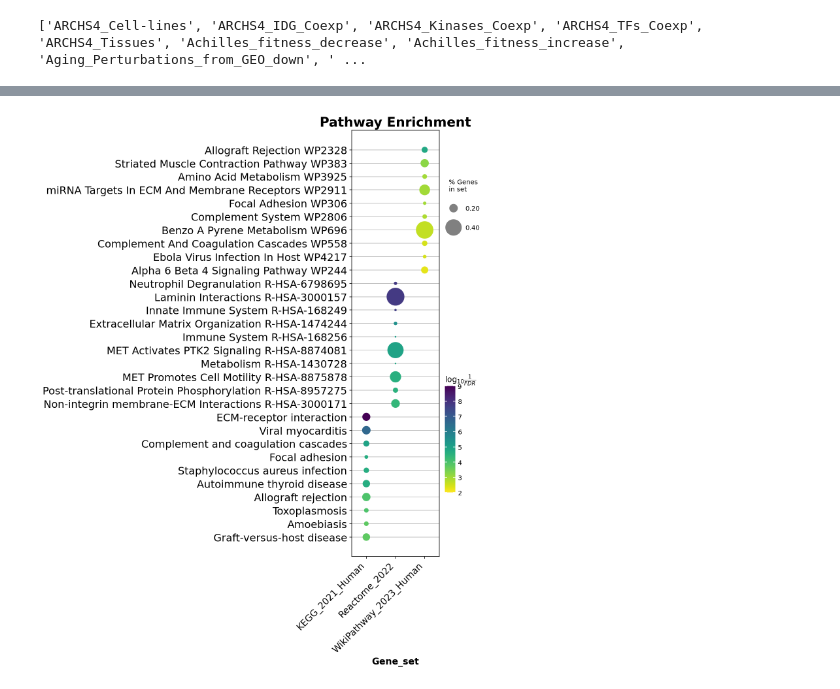
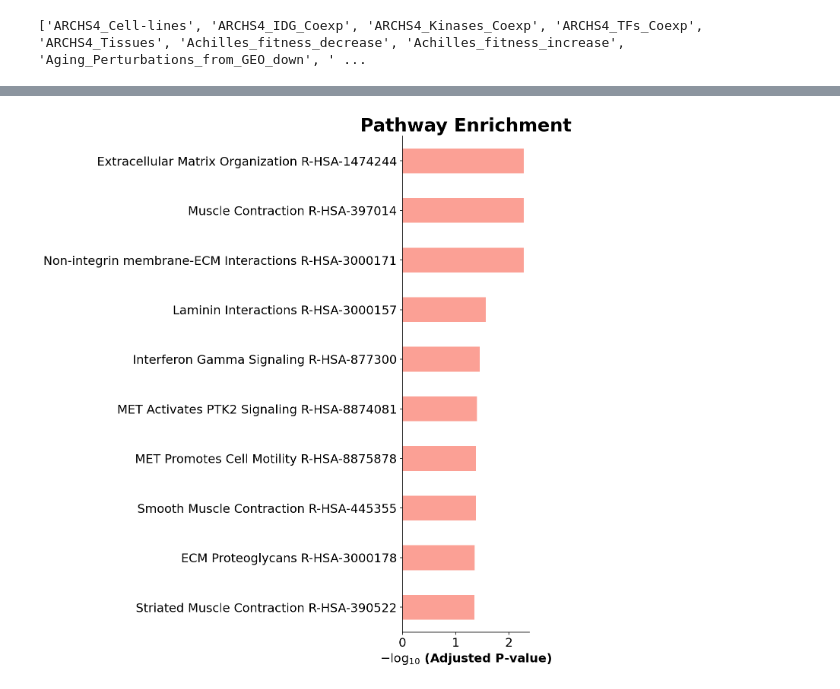
Before and after one commit to bigbio/pgt-pangenome, a Jupyter notebook: downstream_analysis.ipynb, the cells around one changed output, grey strips where cells are left out. Saved outputs shown, nothing was run; the diff lists cells and outputs as text; code cells hidden in the pictures.

```diff
--- a/downstream_analysis.ipynb
+++ b/downstream_analysis.ipynb
@@ -79,0 +45,7 @@ ax.figure.savefig("GO_Functions_Enrich.svg")
+# %%
+import pandas as pd
+
+df = pd.read_csv('blast_canonical-count-tables/1-2mismatches_peptides_match_info/genes_merged_pep_vars.tsv', sep="\t")
+gene_list_more2 = df['gene'].to_list()
+for gene in gene_list_more2:
+    print(gene)
@@ -91,20 +176,21 @@ ax.figure.savefig("GO_Process_Enrich.svg")
 # %%
-gene_list_more2_pathway = gp.enrichr(gene_list=gene_list_more2 ,
- gene_sets=['Reactome_2022','KEGG_2021_Human', 'WikiPathway_2023_Human'],
+gene_list_more2_pathway = gp.enrichr(gene_list=over_express_list,
+ gene_sets=['Reactome_2022'],
  organism='Human',
+ background=gene_list_more2,
  outdir='enrish_analysis',
  cutoff=0.5
  )
-ax = dotplot(gene_list_more2_pathway.results,title='Pathway Enrichment',
+ax = barplot(gene_list_more2_pathway.results,title='Pathway Enrichment',
               column="Adjusted P-value",
               x='Gene_set', # set x axis, so you could do a multi-sample/library comparsion
               size=10,
               top_term=10,
               xticklabels_rot=45, # rotate xtick labels
               show_ring=False, # set to False to revmove outer ring
               marker='o',
               figsize=(3,12),
             )
 ax.figure.savefig("Pathway_Enrich.svg")
 # %% [output]
-[figure, old version]
+[figure, new version]
```
Also changed, not shown: parts of 9 cells of this notebook, 5 other files.
